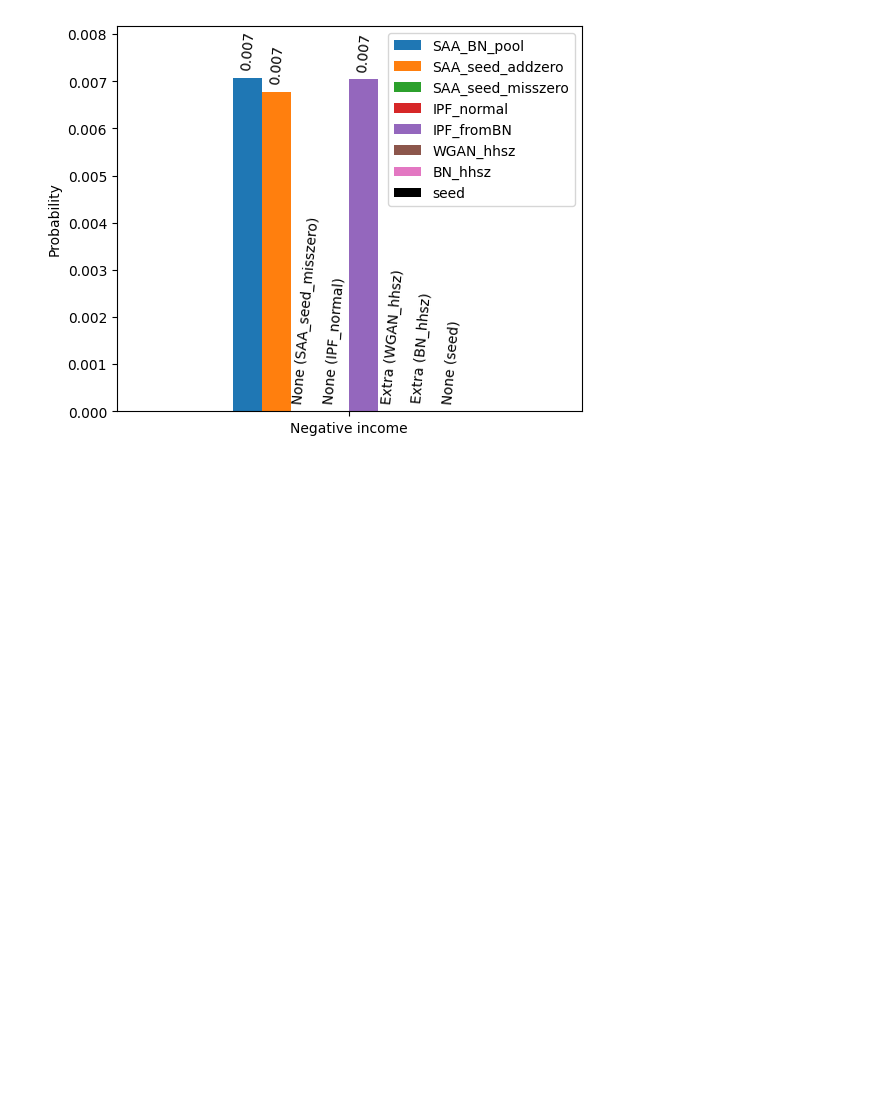
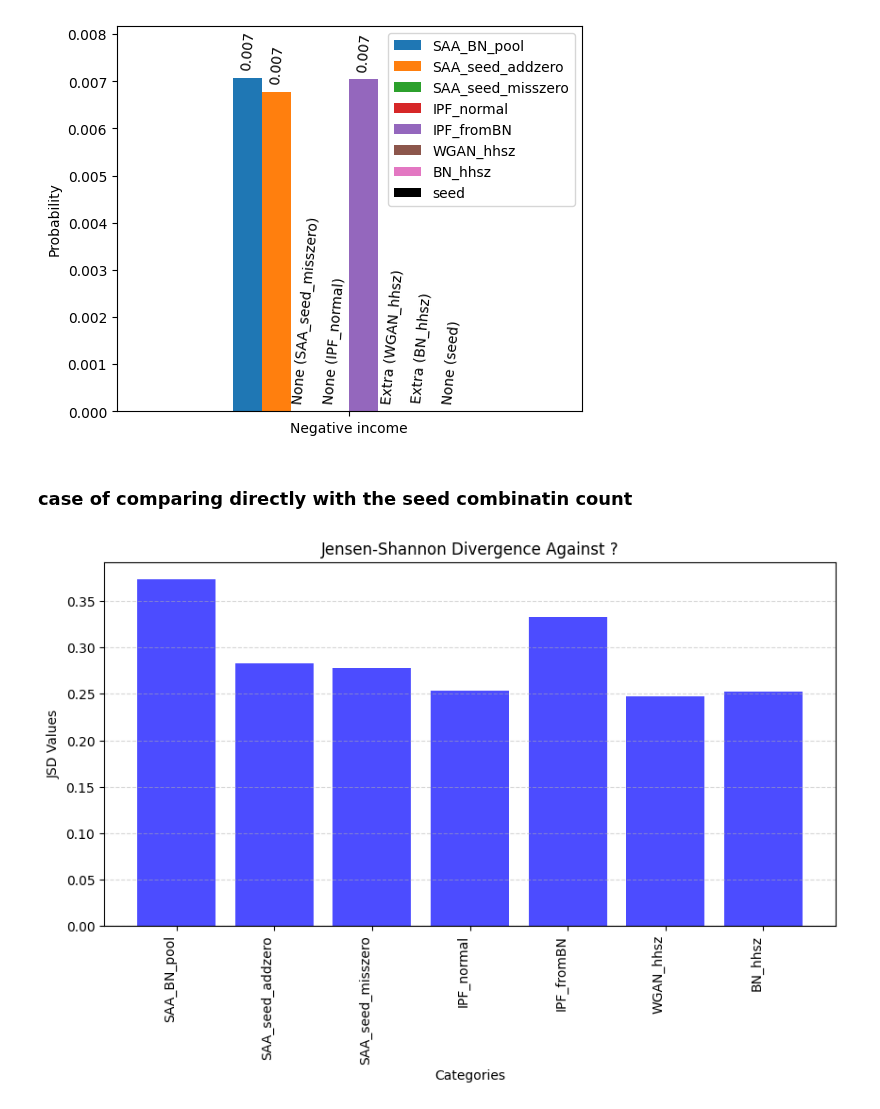
Before and after one commit to bobkatla/PopSyn_Monash, a Jupyter notebook: PopSynthesis/Analyse/compare_seed.ipynb, the cells around one changed output. Drawn from its saved outputs; the diff is of its cells as text; code cells hidden in the pictures; blank space fills up the shorter version.

```diff
--- a/PopSynthesis/Analyse/compare_seed.ipynb
+++ b/PopSynthesis/Analyse/compare_seed.ipynb
@@ -166,0 +144,4 @@ plt.show()
+# %% [markdown]
+### case of comparing directly with the seed combinatin count
+# %%
+convert_all_to_comb_count = {name: df.reindex(columns=last_order).value_counts(normalize=True) for name, df in processed_analyse_data.items()}
@@ -166,0 +155,16 @@ plt.show()
+# %%
+# Convert keys and values to lists for plotting
+x_labels = list(jsd_all_against_seed.keys())
+y_values = list(jsd_all_against_seed.values())
+
+plt.figure(figsize=(10, 5))  # Set figure size
+plt.bar(x_labels, y_values, color='blue', alpha=0.7)  # Customize color and transparency
+plt.xticks(rotation=90, ha='right')  # Rotate x labels 90 degrees
+plt.xlabel("Categories")  # Label x-axis
+plt.ylabel("JSD Values")  # Label y-axis
+plt.title("Jensen-Shannon Divergence Against ?")  # Add title
+plt.grid(axis='y', linestyle='--', alpha=0.5)  # Add grid for better readability
+
+plt.show()
+# %% [output]
+[figure, added]
```
Also changed, not shown: parts of 7 cells of this notebook, 1 other file.
